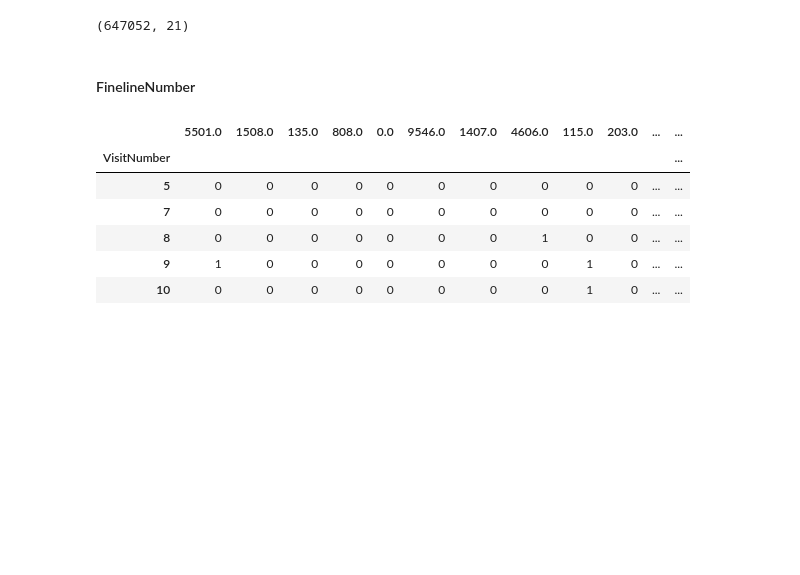
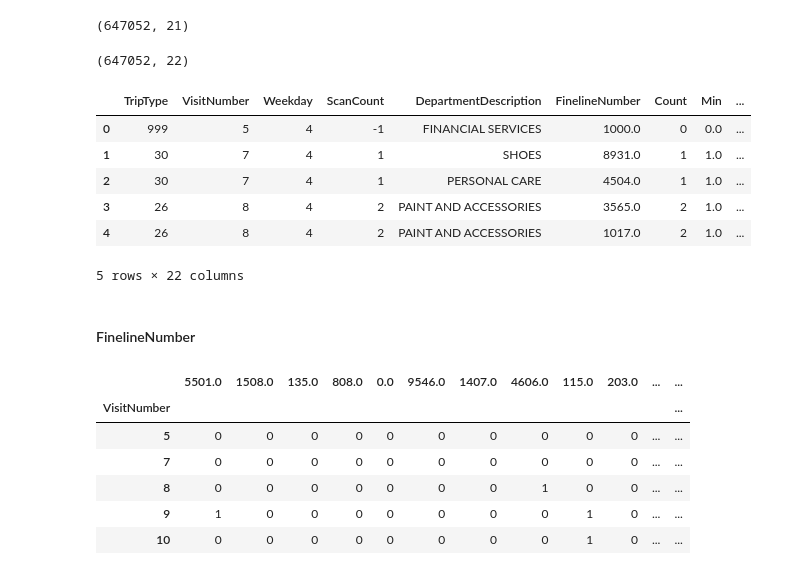
Before and after one commit to iayrots/dss7_SWYA_walmart, a Jupyter notebook: ya/transform_dataset.ipynb, the cells around one changed output. Drawn from its saved outputs; the diff is of its cells as text; code cells hidden in the pictures; blank space fills up the shorter version.

```diff
--- a/ya/transform_dataset.ipynb
+++ b/ya/transform_dataset.ipynb
@@ -229,6 +231,18 @@ train.loc[train.Count < 0, "Count"] = 0
 train["FinelineNumber"].fillna(value=9999, inplace=True)
 # Upc 없는 것은 -1로 명시
 train["Upc"].fillna(value=-1, inplace=True)
+# %%
+wd = {
+    "Monday": 0,
+    "Tuesday": 1,
+    "Wednesday": 2,
+    "Thursday": 3,
+    "Friday": 4,
+    "Saturday": 5,
+    "Sunday": 6,
+}
+
+train["Weekday"] = train["Weekday"].apply(lambda x: wd[x])
 # %%
 # VisitNumber, DepartmentDescription으로 groupby. ScanCount sum(총 판매량)
 df = train.groupby(["VisitNumber", "DepartmentDescription"], as_index=False)["Count"].sum()
@@ -293,6 +307,26 @@ train["Ratio_U_D"] = train["N_Upc"] / train["N_Depts"]
 train.shape
 # %% [output]
 (647052, 21)
+# %%
+train["mean_to_min"] = train["Mean"] / train["Min"]
+train.loc[train.mean_to_min==0, "mean_to_min"] = 1
+train['max_to_mean'] = train["Max"] / train["Mean"]
+train.loc[train.max_to_mean==0, "max_to_mean"] = 1
+# %%
+train.drop("Upc", axis=1, inplace=True)
+train.shape
+# %% [output]
+(647052, 22)
+# %%
+train.head()
+# %% [output]
+|  | TripType | VisitNumber | Weekday | ScanCount | DepartmentDescription | FinelineNumber | Count | Min | ... |
+| 0 | 999 | 5 | 4 | -1 | FINANCIAL SERVICES | 1000.0 | 0 | 0.0 | ... |
+| 1 | 30 | 7 | 4 | 1 | SHOES | 8931.0 | 1 | 1.0 | ... |
+| 2 | 30 | 7 | 4 | 1 | PERSONAL CARE | 4504.0 | 1 | 1.0 | ... |
+| 3 | 26 | 8 | 4 | 2 | PAINT AND ACCESSORIES | 3565.0 | 2 | 1.0 | ... |
+| 4 | 26 | 8 | 4 | 2 | PAINT AND ACCESSORIES | 1017.0 | 2 | 1.0 | ... |
+5 rows × 22 columns
 # %% [markdown]
 #### FinelineNumber
 # %%
```
Also changed, not shown: parts of 1 cell of this notebook.
